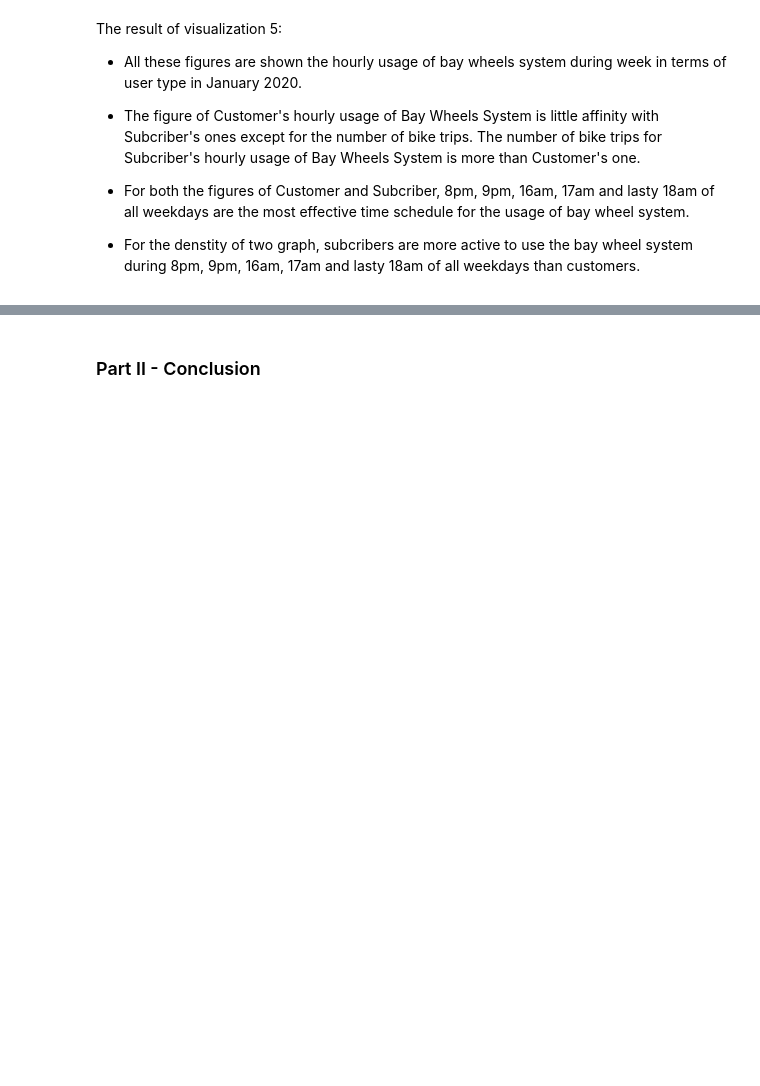
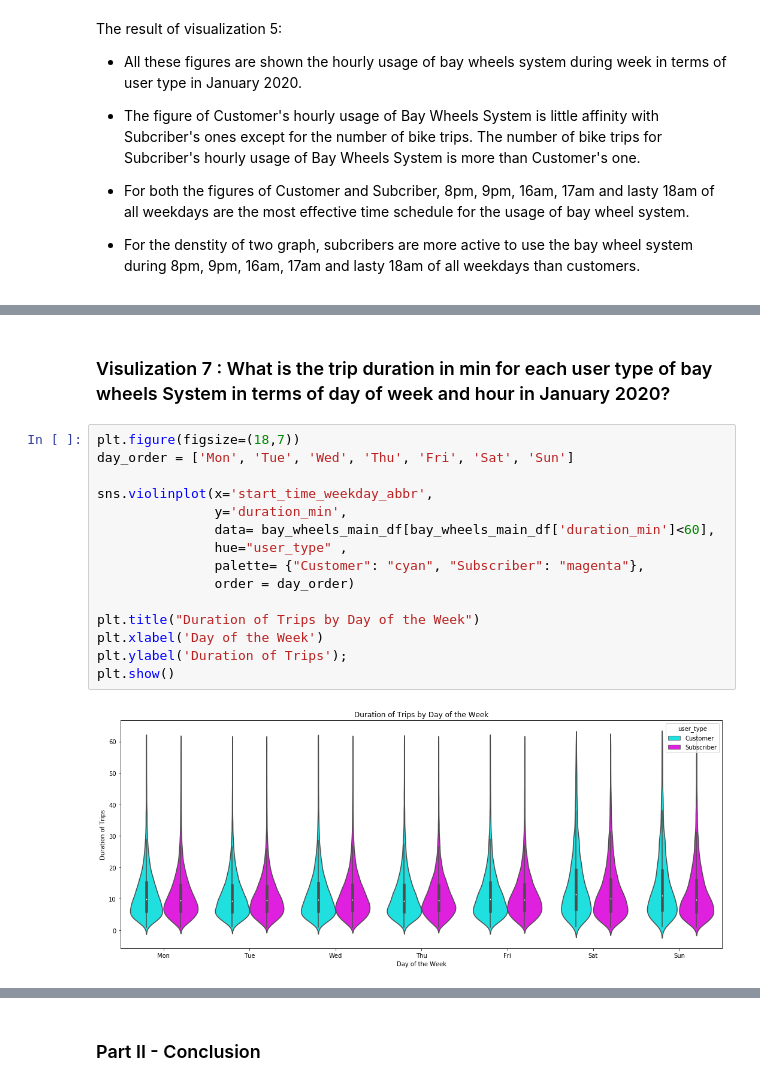
Before and after one commit to Rapter1990/Udacity-Data-Analyst-Nanodegree, a Jupyter notebook: P5_Communicate_Data_Findings/slide_deck.ipynb, the cells around one changed output, grey strips where cells are left out. Drawn from its saved outputs; the diff is of its cells as text; blank space fills up the shorter version.

```diff
--- a/P5_Communicate_Data_Findings/slide_deck.ipynb
+++ b/P5_Communicate_Data_Findings/slide_deck.ipynb
@@ -193,0 +213,19 @@ The result of visualization 5:
+# %% [markdown]
+### Visulization 7 : What is the trip duration in min for each user type of bay wheels System in terms of day of week and hour in January 2020?
+# %%
+plt.figure(figsize=(18,7))
+day_order = ['Mon', 'Tue', 'Wed', 'Thu', 'Fri', 'Sat', 'Sun']
+
+sns.violinplot(x='start_time_weekday_abbr',
+               y='duration_min',
+               data= bay_wheels_main_df[bay_wheels_main_df['duration_min']<60],
+               hue="user_type" ,
+               palette= {"Customer": "cyan", "Subscriber": "magenta"},
+               order = day_order)
+
+plt.title("Duration of Trips by Day of the Week")
+plt.xlabel('Day of the Week')
+plt.ylabel('Duration of Trips');
+plt.show()
+# %% [output]
+[figure, added]
```
Also changed, not shown: parts of 4 cells of this notebook, 2 other files.
